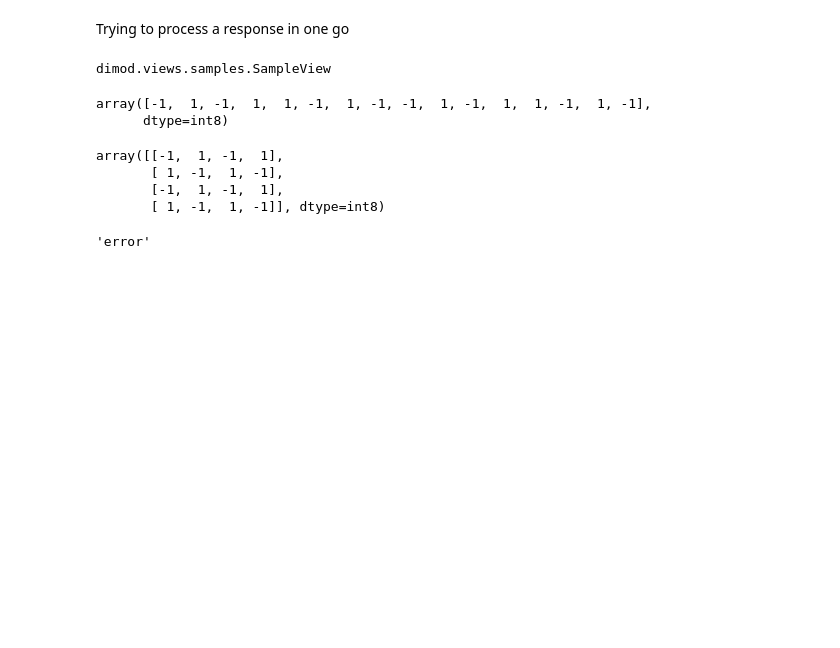
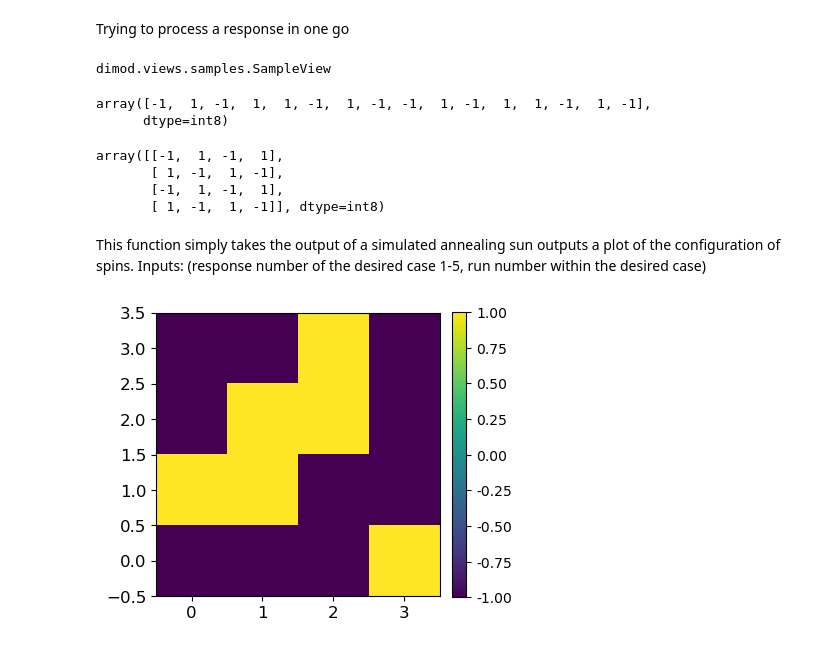
Before and after one commit to pnarasim09/QCQI, a Jupyter notebook: Triangular lattice simulated annealing.ipynb, the cells around one changed output. Drawn from its saved outputs; the diff is of its cells as text; code cells hidden in the pictures; blank space fills up the shorter version.

```diff
--- a/Triangular lattice simulated annealing.ipynb
+++ b/Triangular lattice simulated annealing.ipynb
@@ -377,13 +379,16 @@ response1.record[10][0]
 # %% [output]
 array([-1,  1, -1,  1,  1, -1,  1, -1, -1,  1, -1,  1,  1, -1,  1, -1],
       dtype=int8)
-# %%
-np.ndarray.reshape(response1.record[10][0],(4,4))
-# %% [output]
-array([[-1,  1, -1,  1],
-       [ 1, -1,  1, -1],
-       [-1,  1, -1,  1],
-       [ 1, -1,  1, -1]], dtype=int8)
+# %%
+np.ndarray.reshape(response1.record[10][0],(4,4))
+# %% [output]
+array([[-1,  1, -1,  1],
+       [ 1, -1,  1, -1],
+       [-1,  1, -1,  1],
+       [ 1, -1,  1, -1]], dtype=int8)
+# %% [markdown]
+This function simply takes the output of a simulated annealing sun outputs a plot of the configuration of spins.
+Inputs: (response number of the desired case 1-5, run number within the desired case)
 # %%
 def plotarun(responsenumber,run):
     if responsenumber==1:
@@ -501,6 +507,6 @@ def plotarun(responsenumber,run):
     else:
         return"error"
 # %%
-plotarun(6,10)
+plotarun(5,2)
 # %% [output]
-'error'
+[figure, added]
```
Also changed, not shown: parts of 10 cells of this notebook.
